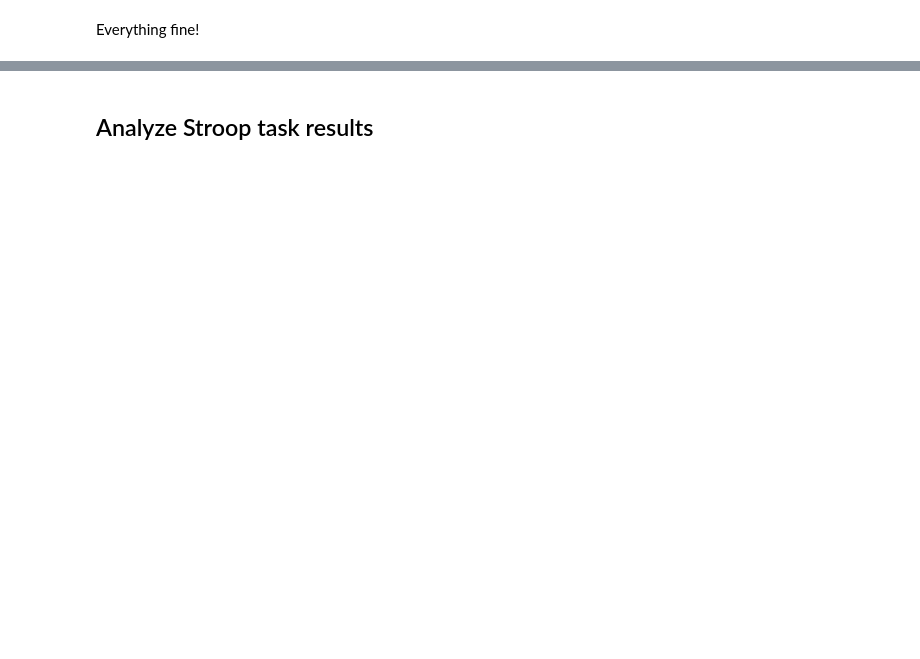
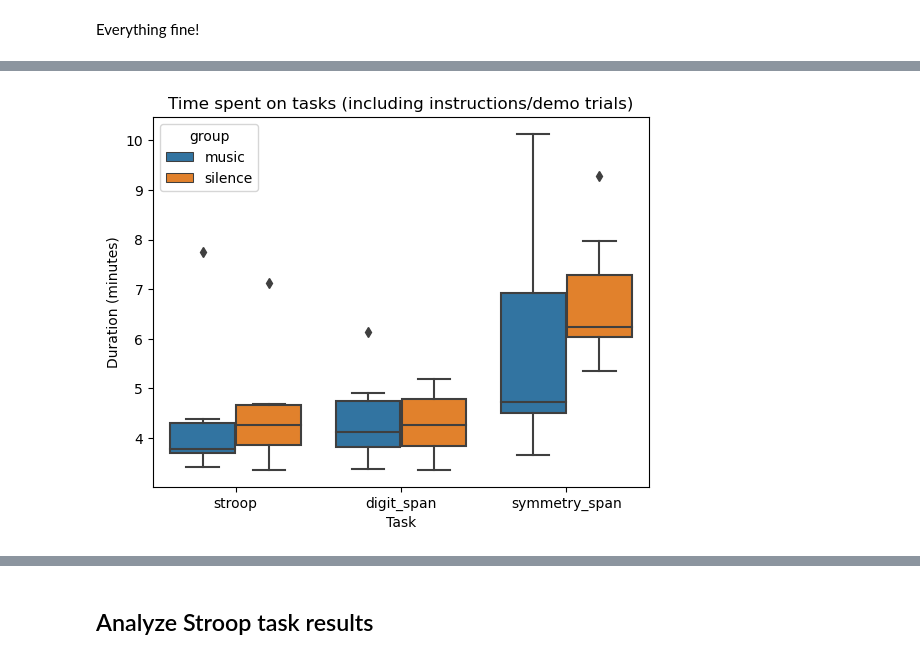
Before and after one commit to Sejmou/urm-pr-experiment, a Jupyter notebook: data_analysis/data_analysis.ipynb, the cells around one changed output, grey strips where cells are left out. Cells and saved outputs as stored; diff of their text form; code cells hidden in the pictures; blank space fills up the shorter version.

```diff
--- a/data_analysis/data_analysis.ipynb
+++ b/data_analysis/data_analysis.ipynb
@@ -167,0 +206,13 @@ Everything fine!
+# %%
+def get_task_submission_stats(participant_data):
+    stats = [{"group": d["group"], "task": d["task"], "submission": int(d["timestamp"])} for d in participant_data]
+    df = pd.DataFrame(stats)
+    df["submission"] = pd.to_datetime(df["submission"], unit="ms" )
+    df.insert(0, "participant_id", participant_data[0]["participant_id"])
+    return df
+# %%
+task_times = pd.concat(
+    [get_task_submission_stats(d) for d in data_by_participant_id.values()],
+    ignore_index=True,
+).sort_values(by=["participant_id", "submission"])
+task_times.head()
@@ -167,0 +226,8 @@ Everything fine!
+# %%
+def get_time_spent_for_first_task(row):
+  from datetime import datetime
+  results = task_result_dfs[row.task].query(f"participant_id == '{row.participant_id}'")
+  duration_finish = pd.Timedelta(np.timedelta64(results.time_elapsed.sort_values().iloc[-1], "ms"))
+  return duration_finish
+
+task_times.insert(3, "duration", task_times.apply(get_time_spent_for_first_task, axis=1))
@@ -167,0 +254,10 @@ Everything fine!
+# %%
+task_times["duration_min" ] = task_times["duration"].dt.total_seconds()/60
+# %%
+sns.boxplot(x="task", y="duration_min", hue="group", data=task_times)
+plt.title("Time spent on tasks (including instructions/demo trials)")
+plt.xlabel("Task")
+plt.ylabel("Duration (minutes)")
+plt.show()
+# %% [output]
+[figure, added]
```
Also changed, not shown: parts of 58 cells of this notebook, 1 other file.
